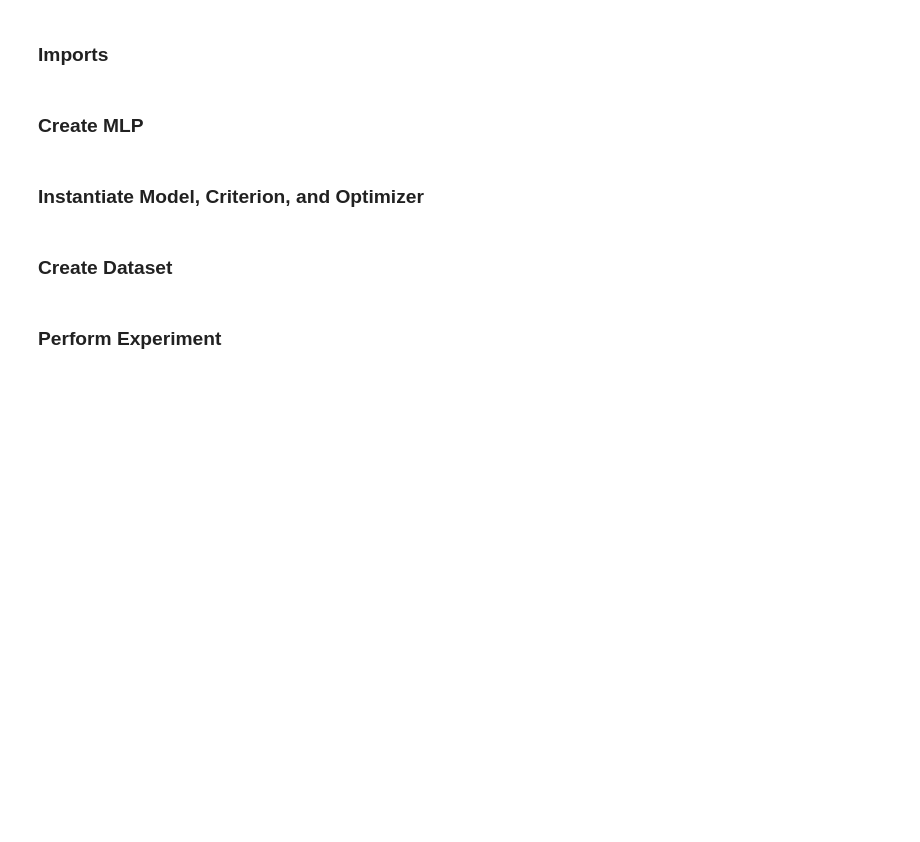
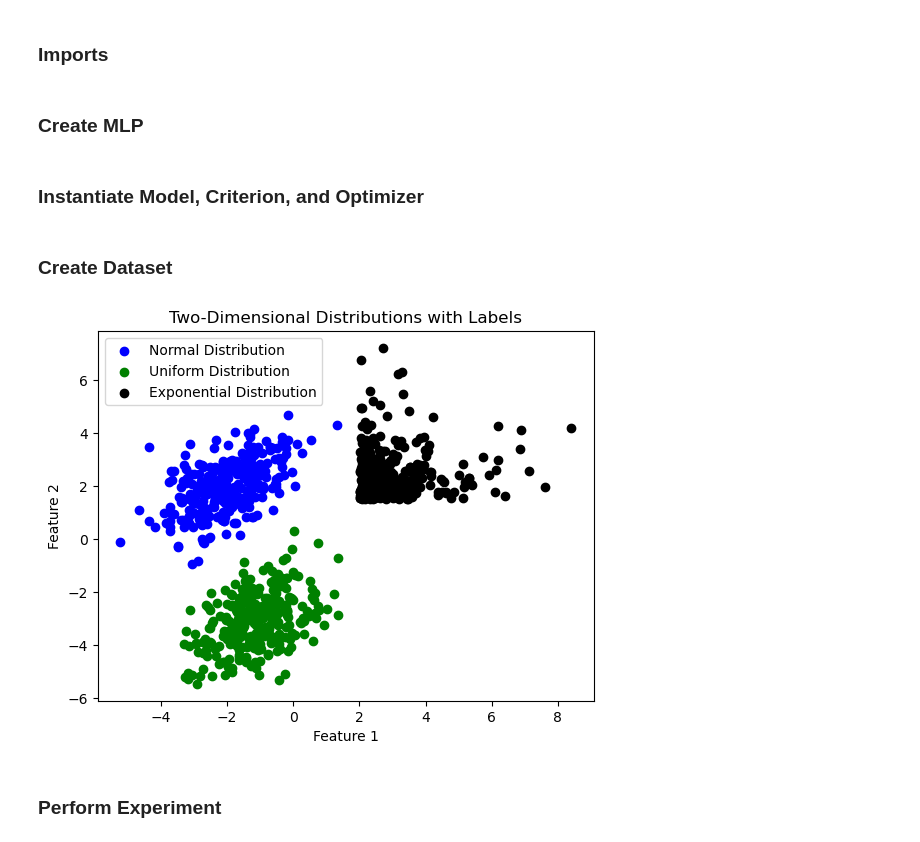
Before and after one commit to ryanchristopher27/CS8770-NeuralNetworks, a Jupyter notebook: sanity_check.ipynb, the cells around one changed output. Cells and saved outputs as stored; diff of their text form; code cells hidden in the pictures; blank space fills up the shorter version.

```diff
--- a/sanity_check.ipynb
+++ b/sanity_check.ipynb
@@ -49,2 +42,56 @@ L[2] = 1; L[3] = 1
+# %%
+# Set random seed for reproducibility
+np.random.seed(42)
+
+# Number of samples in each distribution
+num_samples = 300
+
+# Generate data for three distributions in 2D
+data_c1 = np.random.multivariate_normal(mean=[-2, 2], cov=[[1, 0.5], [0.5, 1]], size=num_samples)
+data_c2 = np.random.multivariate_normal(mean=[-1, -3], cov=[[1, 0.5], [0.5, 1]], size=num_samples)
+data_c3 = np.random.exponential(scale=1, size=(num_samples, 2)) + np.array([2.0, 1.5])
+
+# Assign labels to each class
+labels_c1 = np.zeros((num_samples, 1))
+labels_c2 = np.ones((num_samples, 1))
+labels_c3 = 2 * np.ones((num_samples, 1))
+
+# Concatenate data and labels for each class
+class_1 = np.hstack((data_c1, labels_c1))
+class_2 = np.hstack((data_c2, labels_c2))
+class_3 = np.hstack((data_c3, labels_c3))
+
+# Combine all classes into a single dataset
+dataset = np.vstack((class_1, class_2, class_3))
+
+dataset_labels = torch.tensor(dataset[:, 2])
+dataset_labels = dataset_labels.long()
+
+# Apply one-hot encoding
+one_hot_labels = F.one_hot(dataset_labels, num_classes=3)
+
+# Shuffle the dataset
+# np.random.shuffle(dataset)
+
+dataset_dict = {'samples': dataset[:, :2], 'labels': one_hot_labels}
+train = Format_Dataset(dataset_dict, choice = 'Train')
+train.samples = train.samples.to(torch.float32)
+train.labels = train.labels.to(torch.float32)
+train = torch.utils.data.DataLoader( shuffle = False,
+                                        dataset = train,
+                                        batch_size = 30 )
+
+# Plot the distributions
+plt.scatter(dataset[dataset[:, 2] == 0][:, 0], dataset[dataset[:, 2] == 0][:, 1], label='Normal Distribution', alpha=1.0, c='blue')
+plt.scatter(dataset[dataset[:, 2] == 1][:, 0], dataset[dataset[:, 2] == 1][:, 1], label='Uniform Distribution', alpha=1.0, c='green')
+plt.scatter(dataset[dataset[:, 2] == 2][:, 0], dataset[dataset[:, 2] == 2][:, 1], label='Exponential Distribution', alpha=1.0, c='black')
+
+plt.title('Two-Dimensional Distributions with Labels')
+plt.xlabel('Feature 1')
+plt.ylabel('Feature 2')
+plt.legend()
+plt.show()
+# %% [output]
+[figure, added]
 # %% [markdown]
 ### Perform Experiment
```
Also changed, not shown: parts of 7 cells of this notebook, 2 other files.
